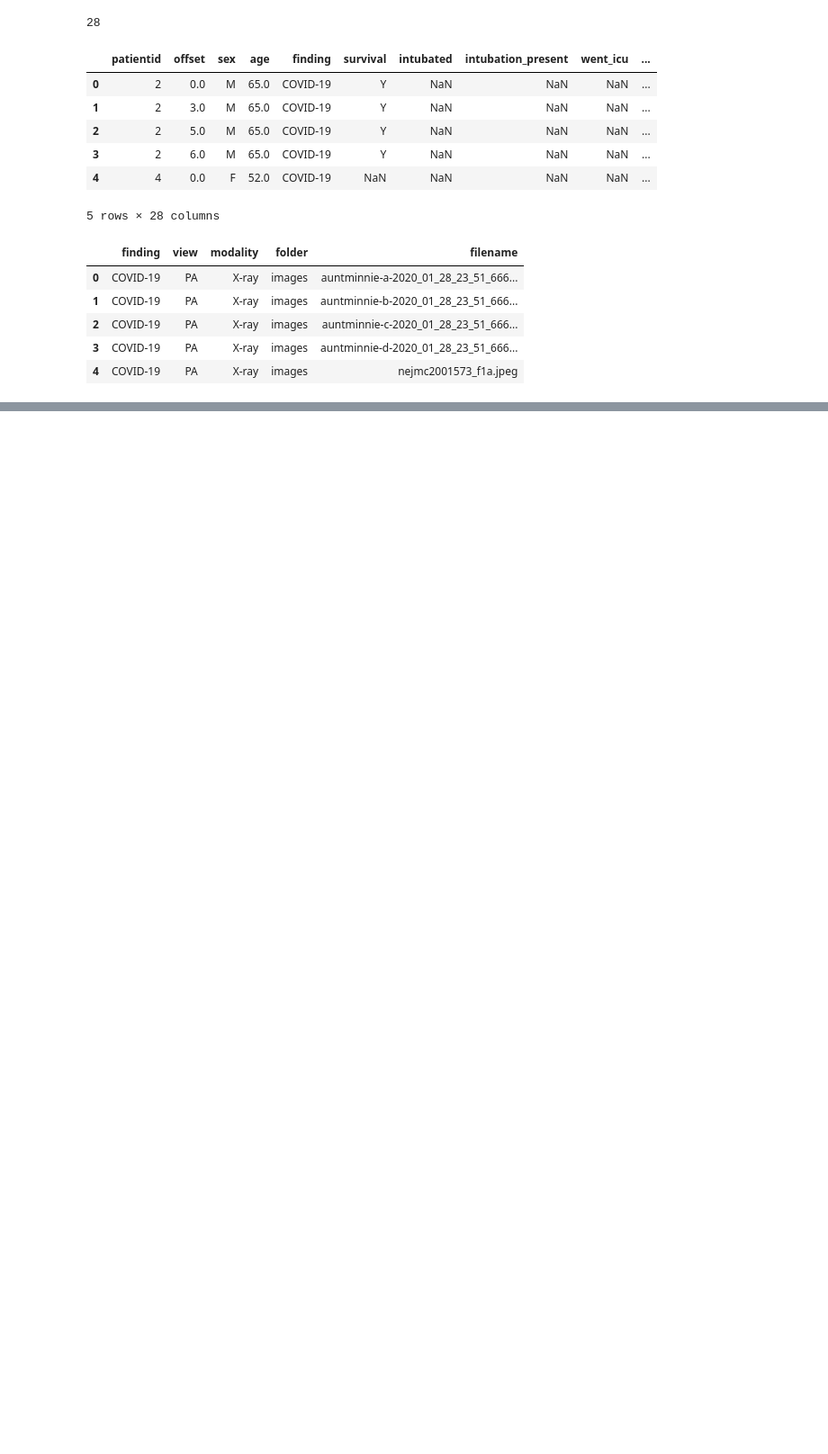
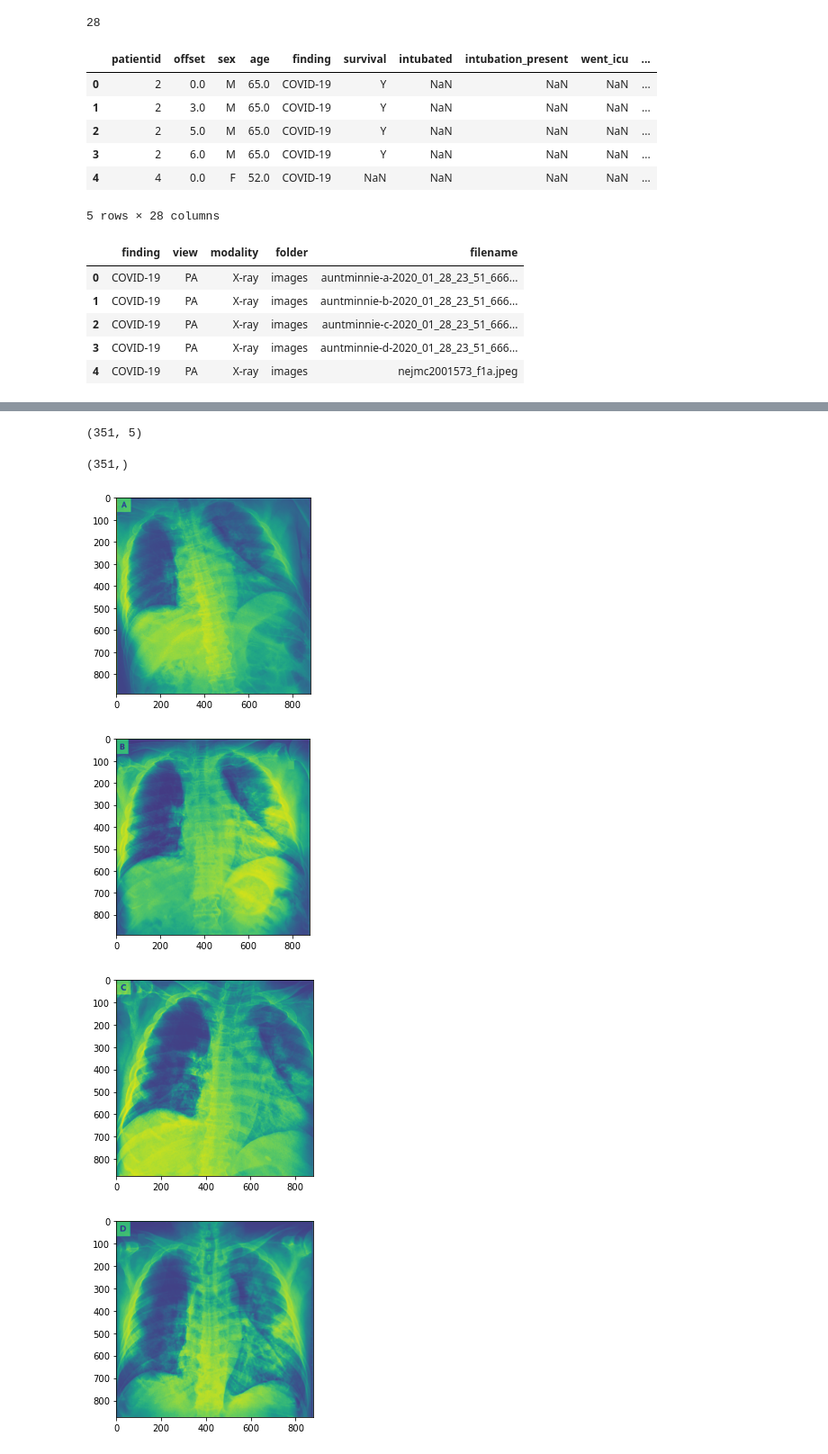
Before and after one commit to lukasrosario/cs591-project, a Jupyter notebook: project.ipynb, the cells around one changed output, grey strips where cells are left out. Shown at 90% size. Saved outputs shown, nothing was run; the diff lists cells and outputs as text; code cells hidden in the pictures; blank space fills up the shorter version.

```diff
--- a/project.ipynb
+++ b/project.ipynb
@@ -54,0 +51,8 @@ plt.imshow(images[1])
+# %%
+df = df[df['folder'] == 'images']
+# %%
+df.shape
+# %% [output]
+(351, 5)
+# %%
+images = np.array([Image.open(os.path.join(images_path, file)).convert('L') for file in df['filename']], dtype='object')
@@ -54,0 +65,13 @@ plt.imshow(images[1])
+# %%
+images.shape
+# %% [output]
+(351,)
+# %%
+for image in images[:5]:
+    plt.figure()
+    plt.imshow(image)
+# %% [output]
+[figure, added]
+[figure, added]
+[figure, added]
+[figure, added]
```
Also changed, not shown: parts of 43 cells of this notebook, 3 other files.
